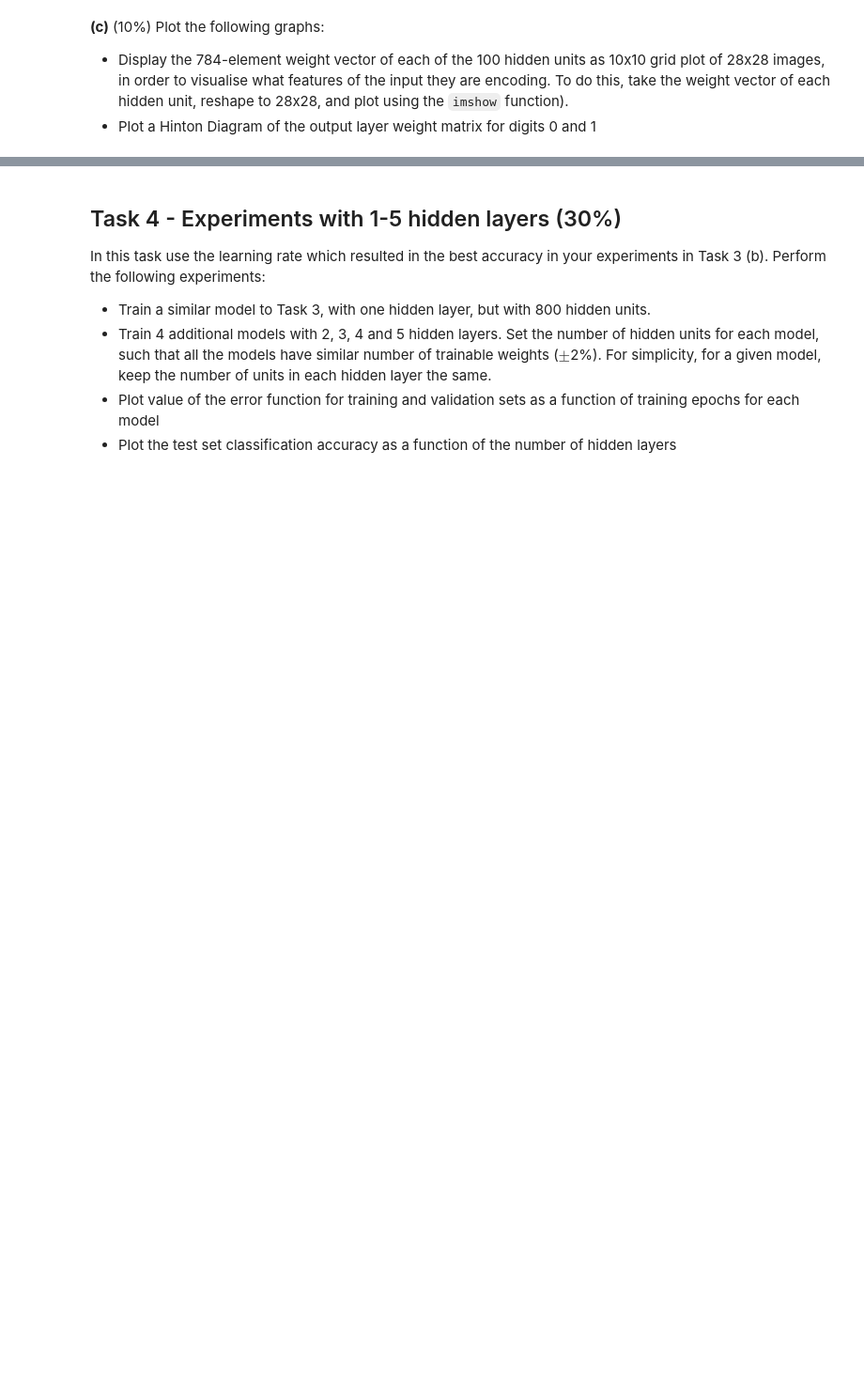
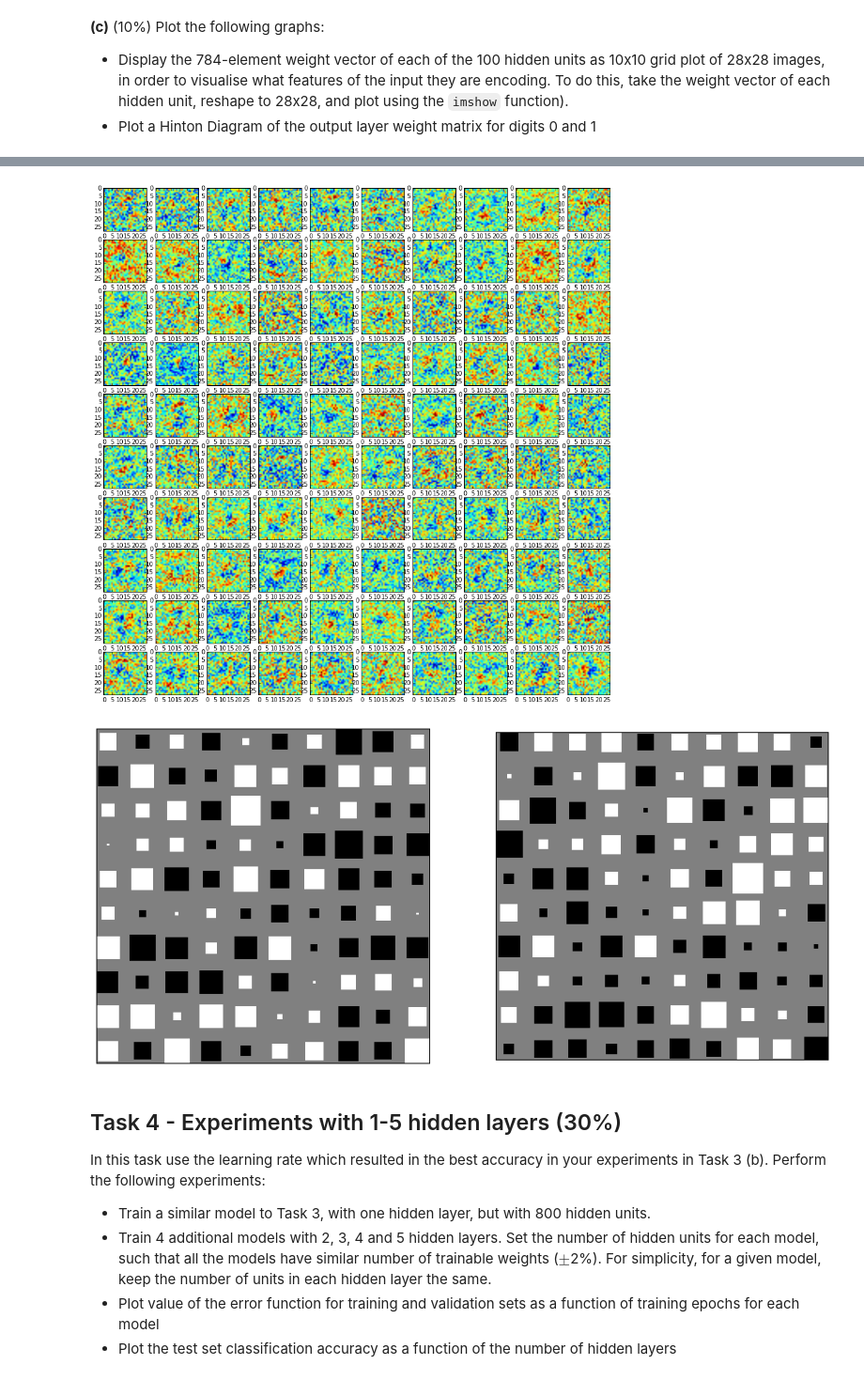
Before and after one commit to SamDavies/Convolutional-Neural-Network, a Jupyter notebook: 03_MLP_Coursework1.ipynb, the cells around one changed output, grey strips where cells are left out. Shown at 94% size. Drawn from its saved outputs; the diff is of its cells as text; code cells hidden in the pictures; blank space fills up the shorter version.

```diff
--- a/03_MLP_Coursework1.ipynb
+++ b/03_MLP_Coursework1.ipynb
@@ -339,26 +448,5 @@ train_stats, valid_stats = optimiser.train(model, train_dp, valid_dp)
 test_dp = MNISTDataProvider(dset='eval', batch_size=100, max_num_batches=-10, randomize=False)
 cost, accuracy = optimiser.validate(model, test_dp)
 logger.warning('MNIST test set accuracy is %.2f %% (cost is %.3f)' % (accuracy * 100., cost))
-
-# extract the input weights for each hidden unit and show as an image
-sigmoid_weights = model.layers[0].W
-fig, axis_array = plt.subplots(10, 10, figsize=(15, 15))
-
-for i in xrange(10):
-    for j in xrange(10):
-        k = i * 10 + j
-        inputs_of_hidden_unit = numpy.array([input_unit[k] for input_unit in sigmoid_weights])
-        axis_array[i, j].imshow(inputs_of_hidden_unit.reshape(28, 28), cmap=cm.Greys_r)
-plt.show()
-
-# extract the input weights for each softmax unit and show as a hinton diagram
-fig2, axis_array2 = plt.subplots(2, 5, figsize=(15, 10))
-for i in xrange(2):
-    for j in xrange(5):
-        digit = i * 5 + j
-        softmax_weights = model.layers[1].W
-        inputs_of_top_unit = numpy.array([input_unit[digit] for input_unit in softmax_weights])
-        hinton(inputs_of_top_unit.reshape(10, 10), ax=axis_array2[i, j])
-plt.show()
 # %% [output]
 WARNING:root:Initialising data providers...
@@ -368,3 +454,23 @@ WARNING:root:MNIST test set accuracy is 93.17 % (cost is 0.239)
+# %%
+# extract the input weights for each hidden unit and show as an image
+sigmoid_weights = model.layers[0].W.T
+fig, axis_array = plt.subplots(10, 10, figsize=(15, 15))
+
+for i in xrange(10):
+    for j in xrange(10):
+        k = i * 10 + j
+        axis_array[i, j].imshow(sigmoid_weights[k].reshape(28, 28))
+plt.show()
+
+# extract the input weights for each softmax unit and show as a hinton diagram
+softmax_weights = model.layers[1].W.T
+fig2, axis_array2 = plt.subplots(1, 2, figsize=(15, 10))
+for digit in xrange(2):
+    hinton(softmax_weights[digit].reshape(10, 10), ax=axis_array2[digit])
+plt.show()
+# %% [output]
+[figure, added]
+[figure, added]
 # %% [markdown]
 ## Task 4 - Experiments with 1-5 hidden layers (30%)
 
```
Also changed, not shown: parts of 15 cells of this notebook, 2 other files.
